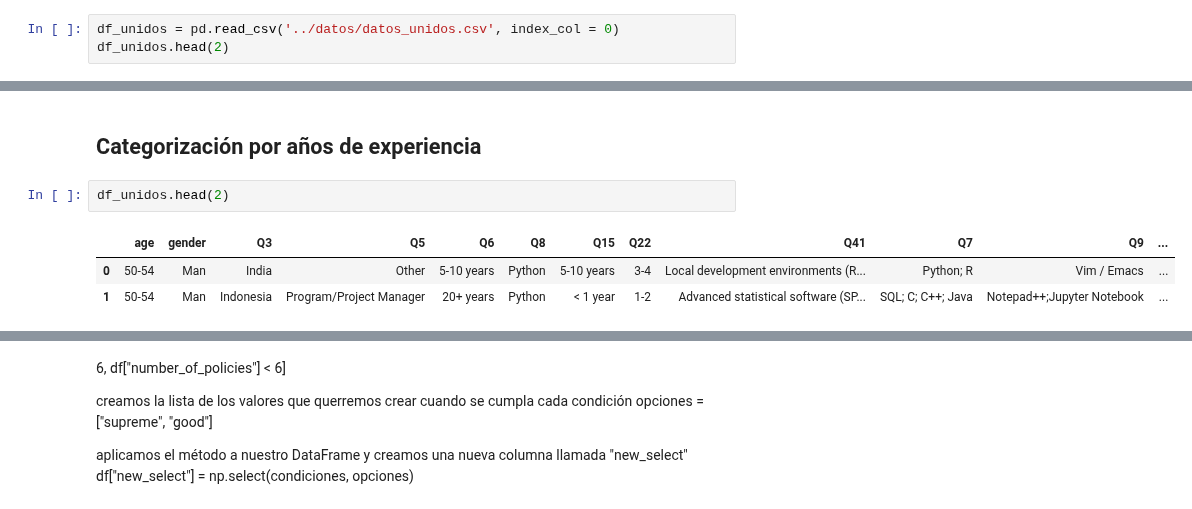
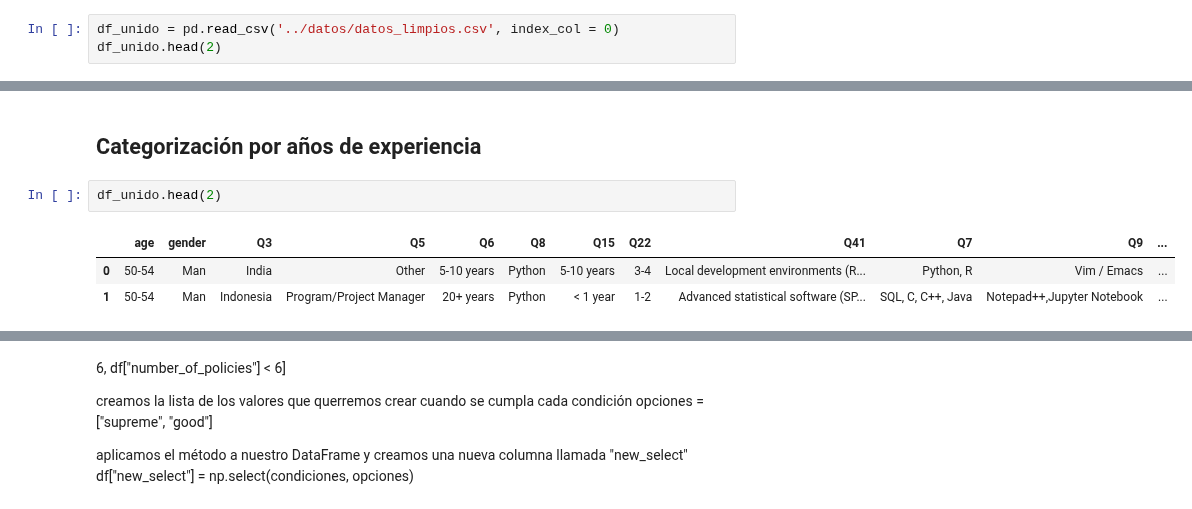
Before and after one commit to Adalab/project-da-promo-d-module-2-team-2-, a Jupyter notebook: notebooks/exploracion.ipynb, the cells around one changed output, grey strips where cells are left out. Drawn from its saved outputs; the diff is of its cells as text.

```diff
--- a/notebooks/exploracion.ipynb
+++ b/notebooks/exploracion.ipynb
@@ -7,7 +7,7 @@ pd.options.display.max_columns = None
 # %% [markdown]
 ## Cargamos los datos
 # %%
-df_unidos = pd.read_csv('../datos/datos_unidos.csv', index_col = 0)
-df_unidos.head(2)
+df_unido = pd.read_csv('../datos/datos_limpios.csv', index_col = 0)
+df_unido.head(2)
 # %% [output]
 |  | age | gender | Q3 | Q5 | Q6 | Q8 | Q15 | Q22 | Q41 | Q7 | Q9 | ... |
@@ -165,9 +329,9 @@ Series([], Name: Q39_OTHER, dtype: float64)
 # %% [markdown]
 ## Categorización por años de experiencia
 # %%
-df_unidos.head(2)
+df_unido.head(2)
 # %% [output]
 |  | age | gender | Q3 | Q5 | Q6 | Q8 | Q15 | Q22 | Q41 | Q7 | Q9 | ... |
-| 0 | 50-54 | Man | India | Other | 5-10 years | Python | 5-10 years | 3-4 | Local development environments (R... | Python; R | Vim / Emacs | ... |
-| 1 | 50-54 | Man | Indonesia | Program/Project Manager | 20+ years | Python | < 1 year | 1-2 | Advanced statistical software (SP... | SQL; C; C++; Java | Notepad++;Jupyter Notebook | ... |
+| 0 | 50-54 | Man | India | Other | 5-10 years | Python | 5-10 years | 3-4 | Local development environments (R... | Python, R | Vim / Emacs | ... |
+| 1 | 50-54 | Man | Indonesia | Program/Project Manager | 20+ years | Python | < 1 year | 1-2 | Advanced statistical software (SP... | SQL, C, C++, Java | Notepad++,Jupyter Notebook | ... |
 # %%
```
Also changed, not shown: parts of 14 cells of this notebook, 5 other files.
